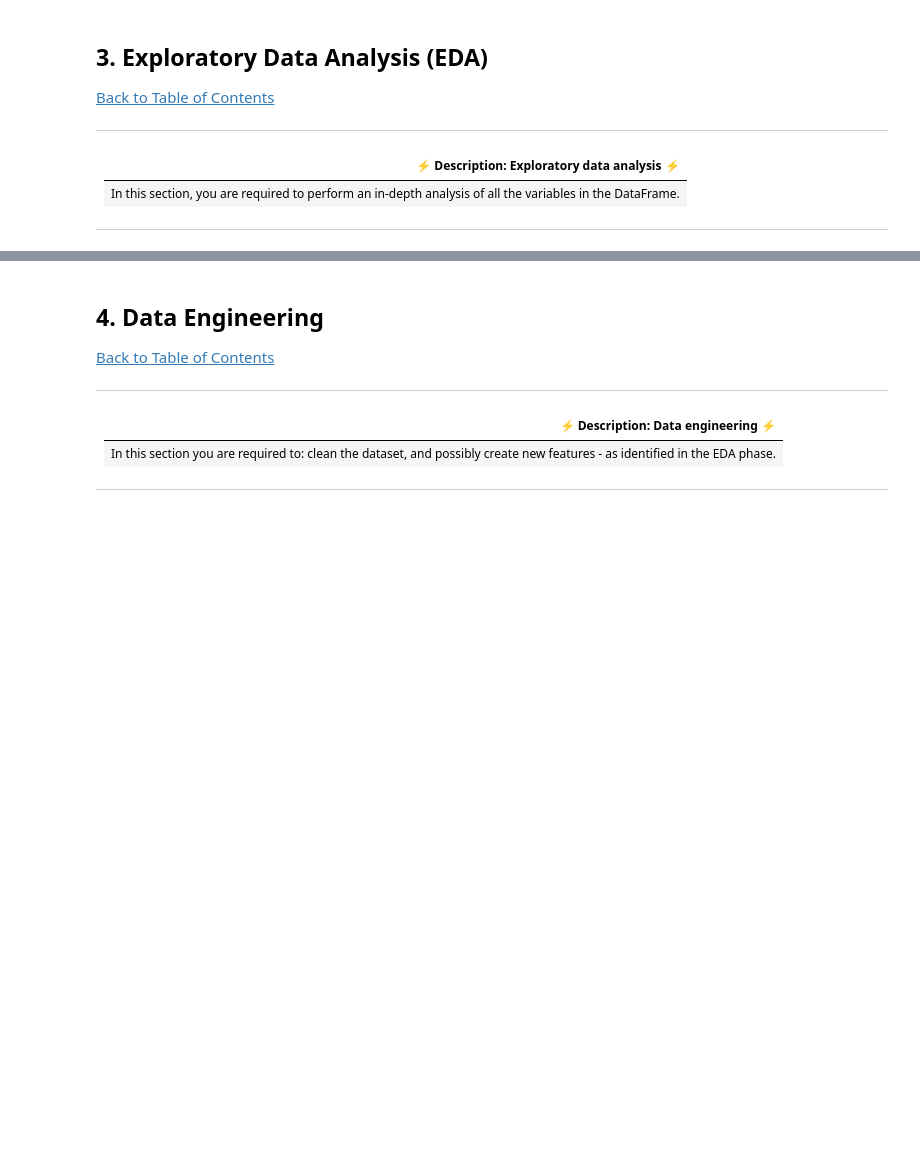
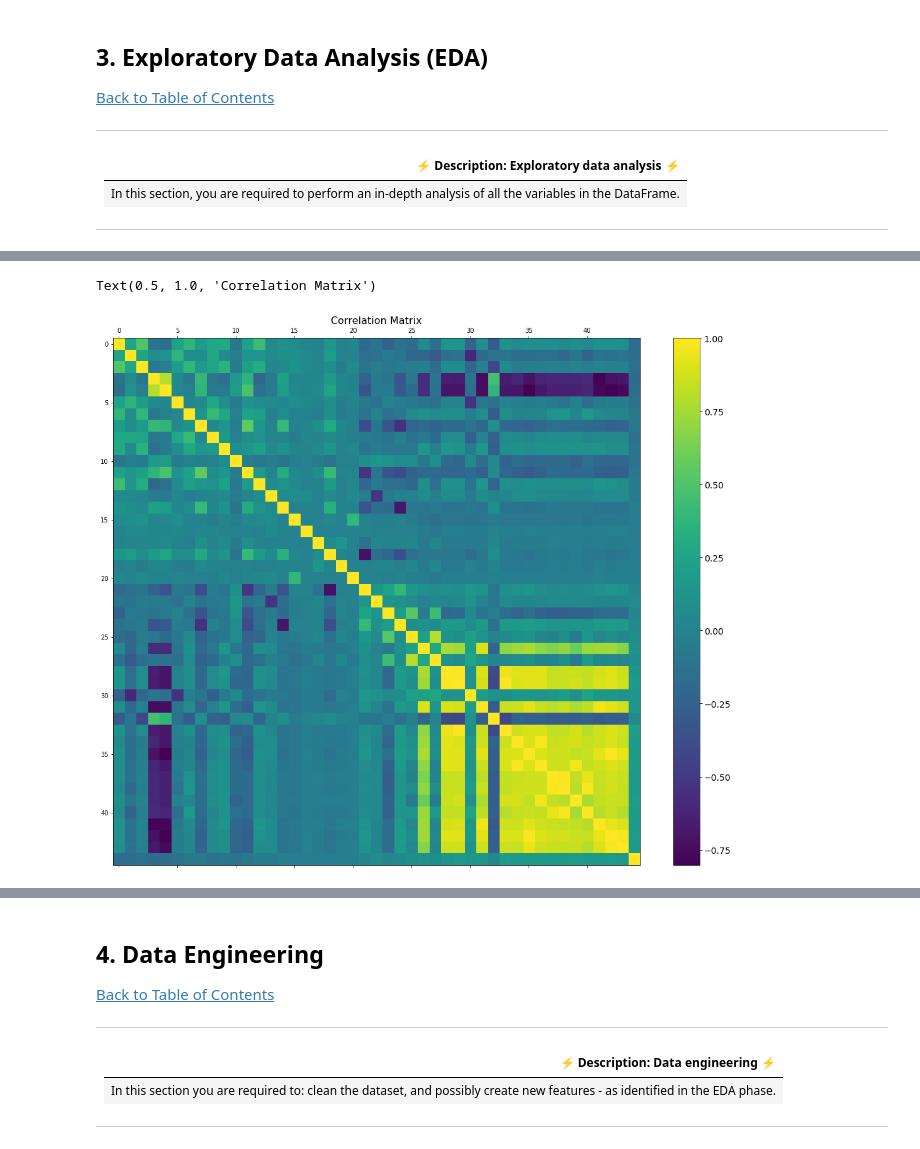
Before and after one commit to ObengKojo23/TEAM-NM1, a Jupyter notebook: starter-notebook.ipynb, the cells around one changed output, grey strips where cells are left out. Saved outputs shown, nothing was run; the diff lists cells and outputs as text; code cells hidden in the pictures; blank space fills up the shorter version.

```diff
--- a/starter-notebook.ipynb
+++ b/starter-notebook.ipynb
@@ -129,0 +182,9 @@ test_df.head()
+# %%
+f = plt.figure(figsize=(19, 15))
+plt.matshow(train_df.corr(), fignum=f.number)
+cb = plt.colorbar()
+cb.ax.tick_params(labelsize=14)
+plt.title('Correlation Matrix', fontsize=16)
+# %% [output]
+Text(0.5, 1.0, 'Correlation Matrix')
+[figure, added]
```
Also changed, not shown: parts of 4 cells of this notebook.
